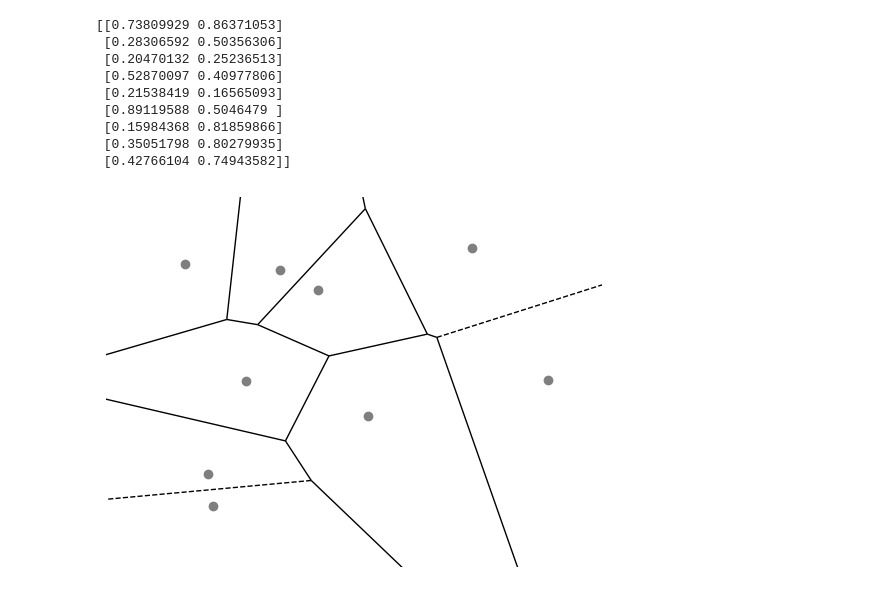
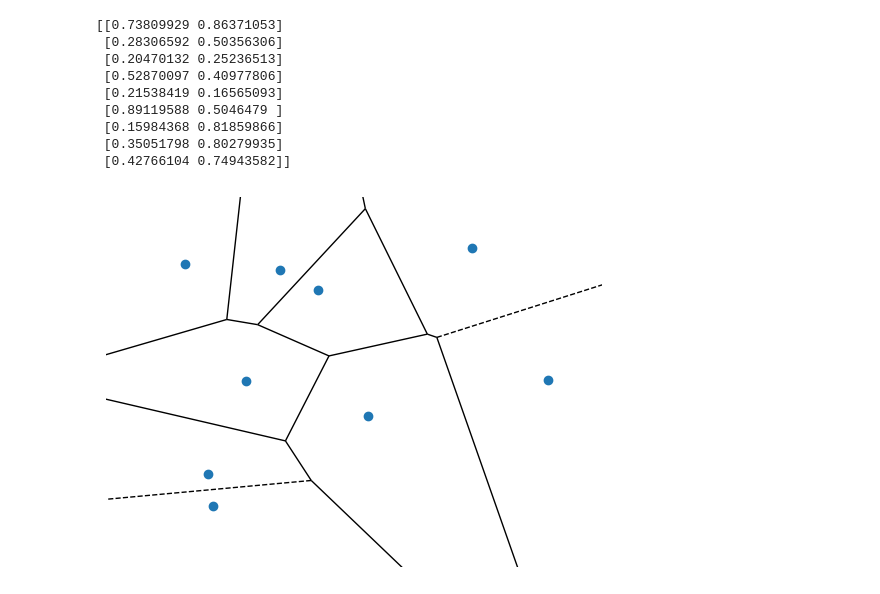
Before and after one commit to SondreHus/upr_gmsh, a Jupyter notebook: src/pebi_gmsh/plots_and_testing/project_plots.ipynb, the cells around one changed output. Saved outputs shown, nothing was run; the diff lists cells and outputs as text; code cells hidden in the pictures.

```diff
--- a/src/pebi_gmsh/plots_and_testing/project_plots.ipynb
+++ b/src/pebi_gmsh/plots_and_testing/project_plots.ipynb
@@ -141,33 +264,34 @@ sites = np.array([
 [0.28306592, 0.50356306],
 [0.20470132, 0.25236513],
 [0.52870097, 0.40977806],
 [0.21538419, 0.16565093],
 [0.89119588, 0.5046479 ],
 [0.15984368, 0.81859866],
 [0.35051798, 0.80279935],
 [0.42766104, 0.74943582]])
 
 print(sites)
 voronoi = Voronoi(sites)
 fig, ax = plt.subplots()
+ax.set_axis_off()
 
 ax.axis('off')
 
-ax.scatter(sites[:,0], sites[:,1], c="C7")
+ax.scatter(sites[:,0], sites[:,1], c="C0")
 
 voronoi_plot_2d(voronoi, ax=ax, show_points=False, show_vertices=False)
 
 ax.set_ylim((0,1))
 ax.set_xlim((0,1))
-plt.show()
+plt.savefig("PEBI.png", bbox_inches='tight', pad_inches=0)
 # %% [output]
 [[0.73809929 0.86371053]
  [0.28306592 0.50356306]
  [0.20470132 0.25236513]
  [0.52870097 0.40977806]
  [0.21538419 0.16565093]
  [0.89119588 0.5046479 ]
  [0.15984368 0.81859866]
  [0.35051798 0.80279935]
  [0.42766104 0.74943582]]
-[figure, old version]
+[figure, new version]
```
Also changed, not shown: parts of 8 cells of this notebook, 14 other files.
